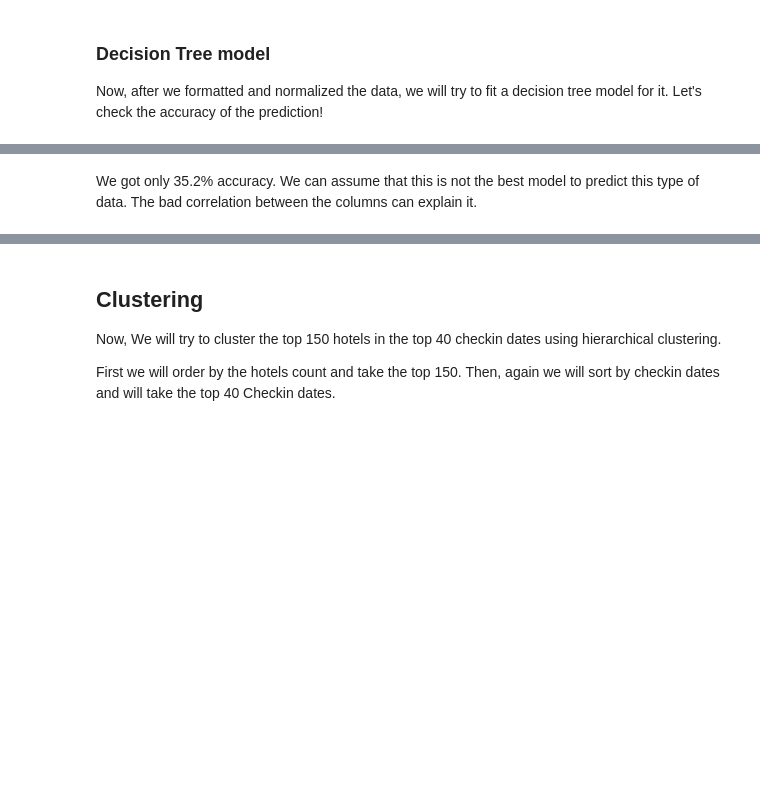
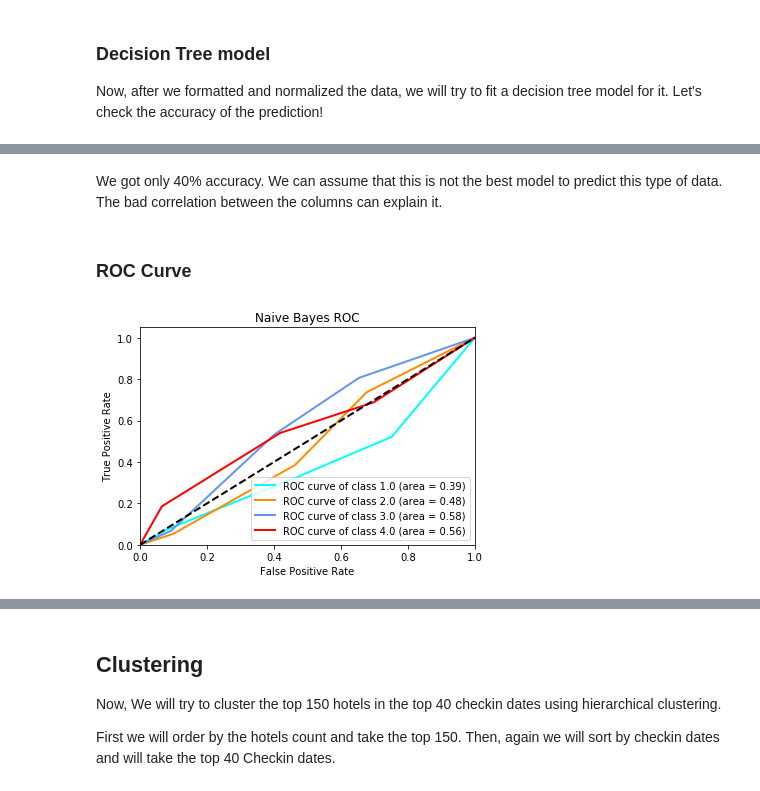
Before and after one commit to ItayGabbay/HotelsDataResearch, a Jupyter notebook: FinalProject.ipynb, the cells around one changed output, grey strips where cells are left out. Saved outputs shown, nothing was run; the diff lists cells and outputs as text; code cells hidden in the pictures; blank space fills up the shorter version.

```diff
--- a/FinalProject.ipynb
+++ b/FinalProject.ipynb
@@ -226,0 +305,18 @@ print (model.score(X_test, Y_test))
+# %%
+# Gaussian Naive Bayes
+from sklearn.naive_bayes import MultinomialNB
+from sklearn.metrics import confusion_matrix
+
+model = MultinomialNB()
+model.fit(X_train, Y_train.values.ravel())
+
+NBpredicted = model.predict(X_test)
+NBexpected = Y_test
+
+print (metrics.accuracy_score(NBexpected, NBpredicted))
+
+cnf_matrix = confusion_matrix(NBexpected, NBpredicted)
+cnf_matrix = cnf_matrix.astype('float') / cnf_matrix.sum(axis=1)[:, np.newaxis]
+print ('_'*80)
+print ("Confusion Matrix:")
+print (cnf_matrix)
@@ -227,3 +331,49 @@ print (model.score(X_test, Y_test))
 # %% [markdown]
-We got only 35.2% accuracy. We can assume that this is not the best model to predict this type of data.
+We got only 40% accuracy. We can assume that this is not the best model to predict this type of data.
 The bad correlation between the columns can explain it.
+# %% [markdown]
+### ROC Curve
+# %%
+# Compute ROC curve and ROC area for each class
+fpr = dict()
+tpr = dict()
+roc_auc = dict()
+
+for i in range(0, 4):
+    fpr[i], tpr[i], _ = roc_curve(NBexpected, NBpredicted, pos_label=(int(i)+1))
+    roc_auc[i] = auc(fpr[i], tpr[i])
+
+# First aggregate all false positive rates
+all_fpr = np.unique(np.concatenate([fpr[i] for i in range(0, 4)]))
+
+# Then interpolate all ROC curves at this points
+mean_tpr = np.zeros_like(all_fpr)
+for i in range(0,4):
+    mean_tpr += interp(all_fpr, fpr[i], tpr[i])
+
+# Finally average it and compute AUC
+mean_tpr /= 4
+
+fpr["macro"] = all_fpr
+tpr["macro"] = mean_tpr
+roc_auc["macro"] = auc(fpr["macro"], tpr["macro"])
+
+# Plot all ROC curves
+plt.figure()
+lw=2
+colors = cycle(['aqua', 'darkorange', 'cornflowerblue', 'red'])
+for i, color in zip(range(0,4), colors):
+    plt.plot(fpr[i], tpr[i], color=color, lw=lw,
+             label='ROC curve of class {0} (area = {1:0.2f})'
+             ''.format(i+1.0, roc_auc[i]))
+
+plt.plot([0, 1], [0, 1], 'k--', lw=lw)
+plt.xlim([0.0, 1.0])
+plt.ylim([0.0, 1.05])
+plt.xlabel('False Positive Rate')
+plt.ylabel('True Positive Rate')
+plt.title('Naive Bayes ROC')
+plt.legend(loc="lower right")
+plt.show()
+# %% [output]
+[figure, added]
```
Also changed, not shown: parts of 19 cells of this notebook.
